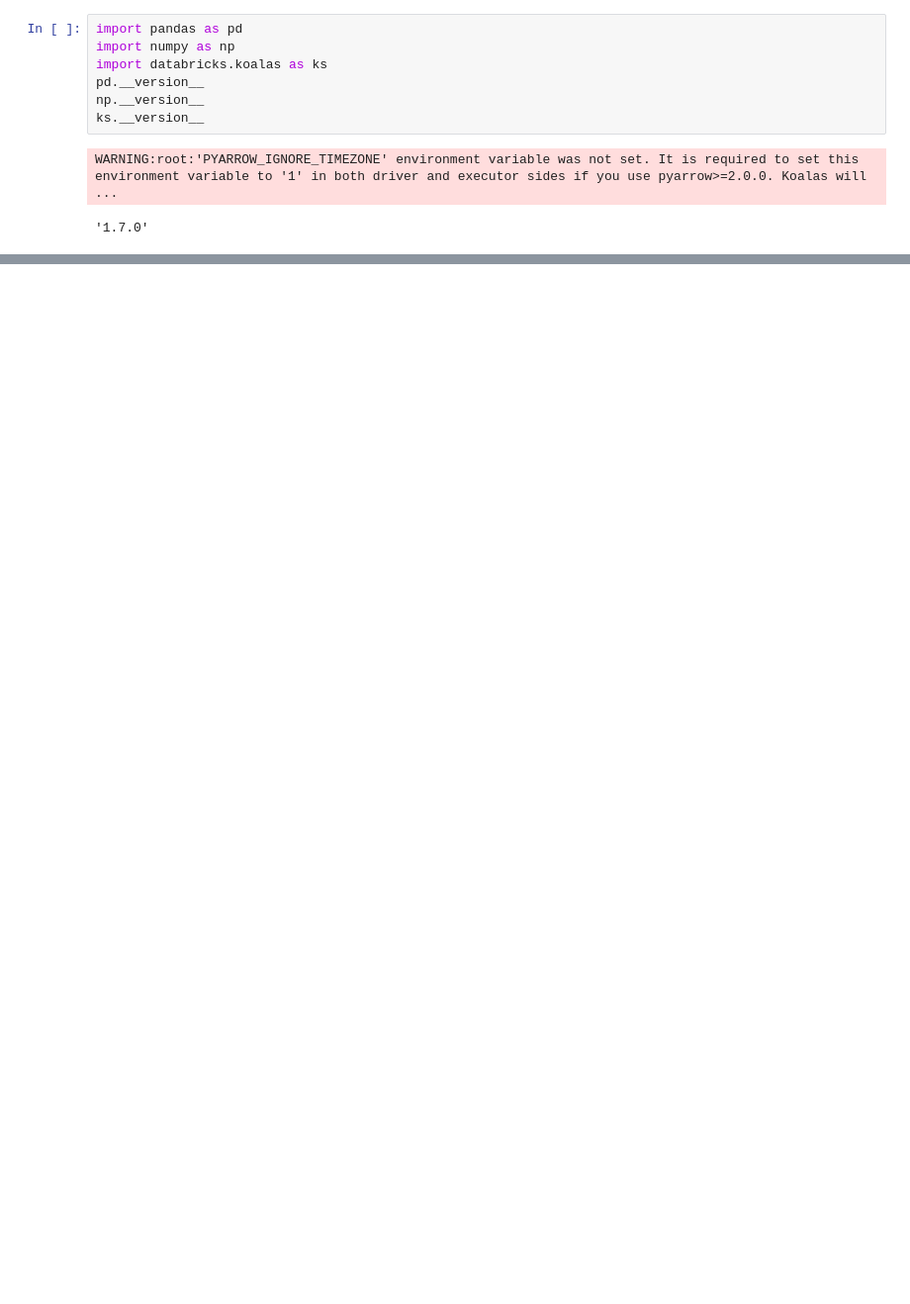
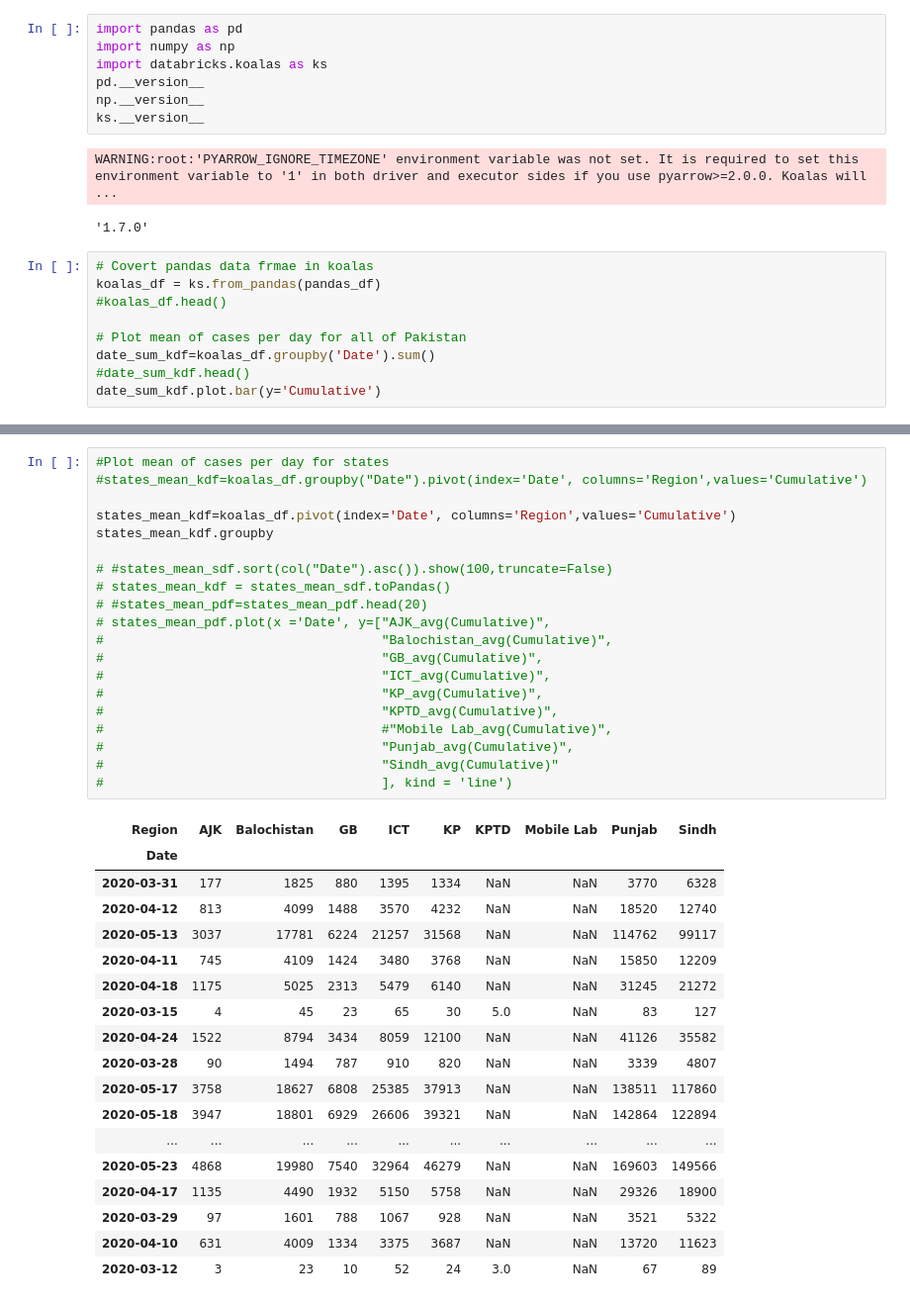
Before and after one commit to komzy/spark-ml-course, a Jupyter notebook: week1/Spark_with_ML_Week_1_Assignment.ipynb, the cells around one changed output, grey strips where cells are left out. Shown at 99% size. Drawn from its saved outputs; the diff is of its cells as text; blank space fills up the shorter version.

```diff
--- a/week1/Spark_with_ML_Week_1_Assignment.ipynb
+++ b/week1/Spark_with_ML_Week_1_Assignment.ipynb
@@ -181,3 +187,12 @@ ks.__version__
 # %% [output]
 WARNING:root:'PYARROW_IGNORE_TIMEZONE' environment variable was not set. It is required to set this environment variable to '1' in both driver and executor sides if you use pyarrow>=2.0.0. Koalas will ...
 '1.7.0'
+# %%
+# Covert pandas data frmae in koalas
+koalas_df = ks.from_pandas(pandas_df)
+#koalas_df.head()
+
+# Plot mean of cases per day for all of Pakistan
+date_sum_kdf=koalas_df.groupby('Date').sum()
+#date_sum_kdf.head()
+date_sum_kdf.plot.bar(y='Cumulative')
@@ -183,0 +208,39 @@ WARNING:root:'PYARROW_IGNORE_TIMEZONE' environment variable was not set. It is r
+# %%
+#Plot mean of cases per day for states
+#states_mean_kdf=koalas_df.groupby("Date").pivot(index='Date', columns='Region',values='Cumulative')
+
+states_mean_kdf=koalas_df.pivot(index='Date', columns='Region',values='Cumulative')
+states_mean_kdf.groupby
+
+# #states_mean_sdf.sort(col("Date").asc()).show(100,truncate=False)
+# states_mean_kdf = states_mean_sdf.toPandas()
+# #states_mean_pdf=states_mean_pdf.head(20)
+# states_mean_pdf.plot(x ='Date', y=["AJK_avg(Cumulative)",
+#                                    "Balochistan_avg(Cumulative)",
+#                                    "GB_avg(Cumulative)",
+#                                    "ICT_avg(Cumulative)",
+#                                    "KP_avg(Cumulative)",
+#                                    "KPTD_avg(Cumulative)",
+#                                    #"Mobile Lab_avg(Cumulative)",
+#                                    "Punjab_avg(Cumulative)",
+#                                    "Sindh_avg(Cumulative)"
+#                                    ], kind = 'line')
+# %% [output]
+| Region | AJK | Balochistan | GB | ICT | KP | KPTD | Mobile Lab | Punjab | Sindh |
+| Date |  |  |  |  |  |  |  |  |  |
+| 2020-03-31 | 177 | 1825 | 880 | 1395 | 1334 | NaN | NaN | 3770 | 6328 |
+| 2020-04-12 | 813 | 4099 | 1488 | 3570 | 4232 | NaN | NaN | 18520 | 12740 |
+| 2020-05-13 | 3037 | 17781 | 6224 | 21257 | 31568 | NaN | NaN | 114762 | 99117 |
+| 2020-04-11 | 745 | 4109 | 1424 | 3480 | 3768 | NaN | NaN | 15850 | 12209 |
+| 2020-04-18 | 1175 | 5025 | 2313 | 5479 | 6140 | NaN | NaN | 31245 | 21272 |
+| 2020-03-15 | 4 | 45 | 23 | 65 | 30 | 5.0 | NaN | 83 | 127 |
+| 2020-04-24 | 1522 | 8794 | 3434 | 8059 | 12100 | NaN | NaN | 41126 | 35582 |
+| 2020-03-28 | 90 | 1494 | 787 | 910 | 820 | NaN | NaN | 3339 | 4807 |
+| 2020-05-17 | 3758 | 18627 | 6808 | 25385 | 37913 | NaN | NaN | 138511 | 117860 |
+| 2020-05-18 | 3947 | 18801 | 6929 | 26606 | 39321 | NaN | NaN | 142864 | 122894 |
+| ... | ... | ... | ... | ... | ... | ... | ... | ... | ... |
+| 2020-05-23 | 4868 | 19980 | 7540 | 32964 | 46279 | NaN | NaN | 169603 | 149566 |
+| 2020-04-17 | 1135 | 4490 | 1932 | 5150 | 5758 | NaN | NaN | 29326 | 18900 |
+| 2020-03-29 | 97 | 1601 | 788 | 1067 | 928 | NaN | NaN | 3521 | 5322 |
+| 2020-04-10 | 631 | 4009 | 1334 | 3375 | 3687 | NaN | NaN | 13720 | 11623 |
+| 2020-03-12 | 3 | 23 | 10 | 52 | 24 | 3.0 | NaN | 67 | 89 |
```
Also changed, not shown: parts of 8 cells of this notebook.
